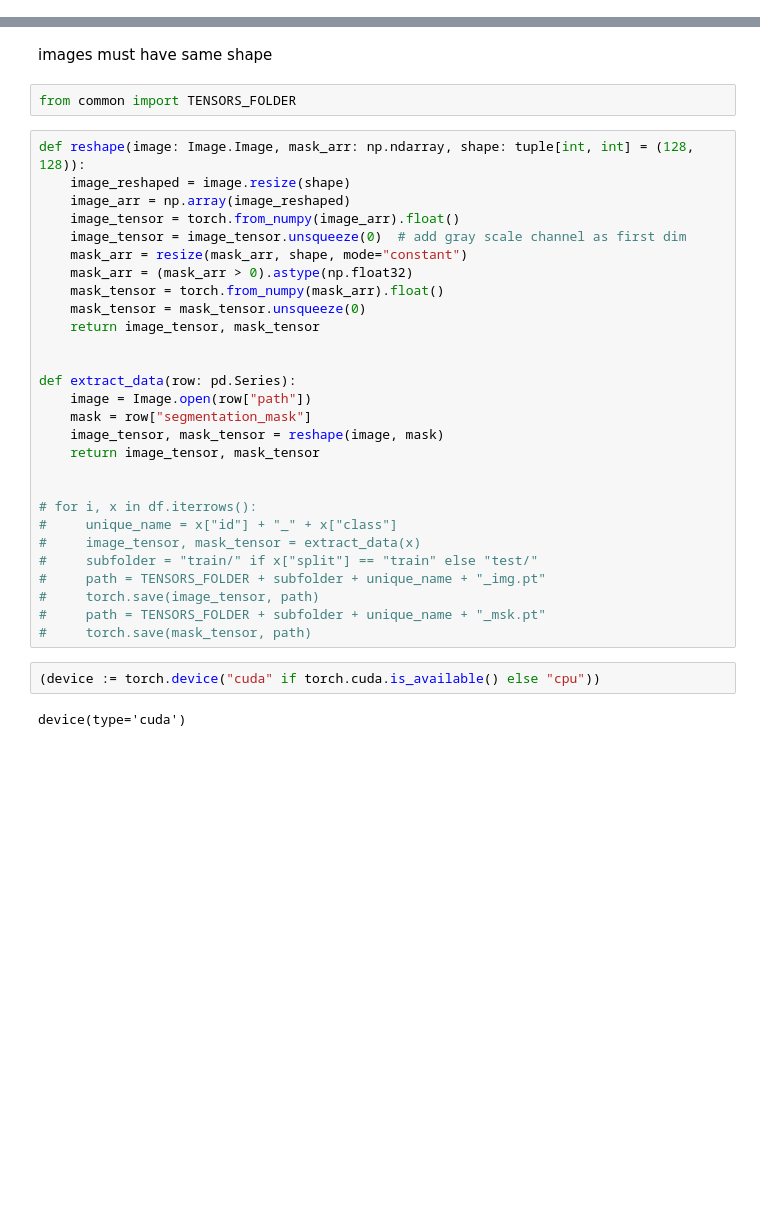
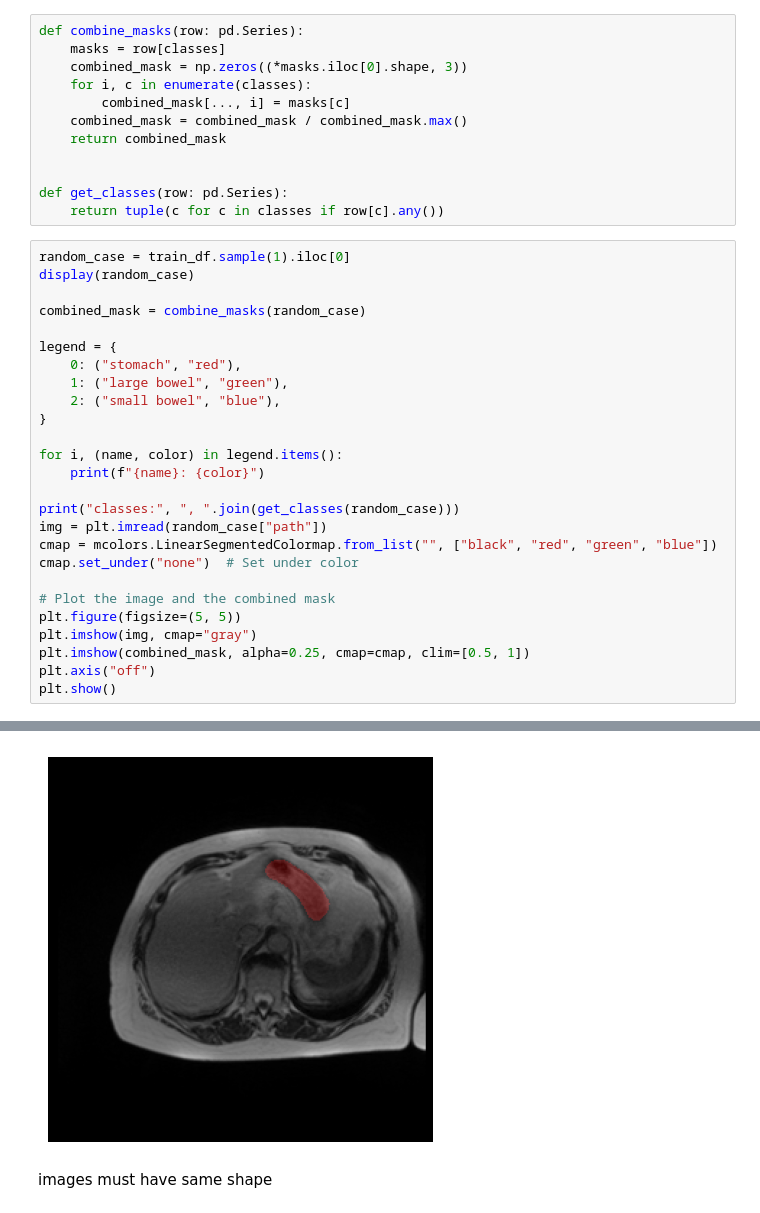
Before and after one commit to LorenzoBoccalon/random-shoot, a Jupyter notebook: u-net-image-segmentation.ipynb, the cells around one changed output, grey strips where cells are left out. Drawn from its saved outputs; the diff is of its cells as text; blank space fills up the shorter version.

```diff
--- a/u-net-image-segmentation.ipynb
+++ b/u-net-image-segmentation.ipynb
@@ -233,0 +192,39 @@ df.head()
+# %%
+def combine_masks(row: pd.Series):
+    masks = row[classes]
+    combined_mask = np.zeros((*masks.iloc[0].shape, 3))
+    for i, c in enumerate(classes):
+        combined_mask[..., i] = masks[c]
+    combined_mask = combined_mask / combined_mask.max()
+    return combined_mask
+
+
+def get_classes(row: pd.Series):
+    return tuple(c for c in classes if row[c].any())
+# %%
+random_case = train_df.sample(1).iloc[0]
+display(random_case)
+
+combined_mask = combine_masks(random_case)
+
+legend = {
+    0: ("stomach", "red"),
+    1: ("large bowel", "green"),
+    2: ("small bowel", "blue"),
+}
+
+for i, (name, color) in legend.items():
+    print(f"{name}: {color}")
+
+print("classes:", ", ".join(get_classes(random_case)))
+img = plt.imread(random_case["path"])
+cmap = mcolors.LinearSegmentedColormap.from_list("", ["black", "red", "green", "blue"])
+cmap.set_under("none")  # Set under color
+
+# Plot the image and the combined mask
+plt.figure(figsize=(5, 5))
+plt.imshow(img, cmap="gray")
+plt.imshow(combined_mask, alpha=0.25, cmap=cmap, clim=[0.5, 1])
+plt.axis("off")
+plt.show()
+# %% [output]
@@ -234,36 +244,3 @@ df.head()
+[figure, added]
 # %% [markdown]
 images must have same shape
-# %%
-from common import TENSORS_FOLDER
-# %%
-def reshape(image: Image.Image, mask_arr: np.ndarray, shape: tuple[int, int] = (128, 128)):
-    image_reshaped = image.resize(shape)
-    image_arr = np.array(image_reshaped)
-    image_tensor = torch.from_numpy(image_arr).float()
-    image_tensor = image_tensor.unsqueeze(0)  # add gray scale channel as first dim
-    mask_arr = resize(mask_arr, shape, mode="constant")
-    mask_arr = (mask_arr > 0).astype(np.float32)
-    mask_tensor = torch.from_numpy(mask_arr).float()
-    mask_tensor = mask_tensor.unsqueeze(0)
-    return image_tensor, mask_tensor
-
-
-def extract_data(row: pd.Series):
-    image = Image.open(row["path"])
-    mask = row["segmentation_mask"]
-    image_tensor, mask_tensor = reshape(image, mask)
-    return image_tensor, mask_tensor
-
-
-# for i, x in df.iterrows():
-#     unique_name = x["id"] + "_" + x["class"]
-#     image_tensor, mask_tensor = extract_data(x)
-#     subfolder = "train/" if x["split"] == "train" else "test/"
-#     path = TENSORS_FOLDER + subfolder + unique_name + "_img.pt"
-#     torch.save(image_tensor, path)
-#     path = TENSORS_FOLDER + subfolder + unique_name + "_msk.pt"
-#     torch.save(mask_tensor, path)
-# %%
-(device := torch.device("cuda" if torch.cuda.is_available() else "cpu"))
-# %% [output]
-device(type='cuda')
```
Also changed, not shown: parts of 31 cells of this notebook, 6 other files.
